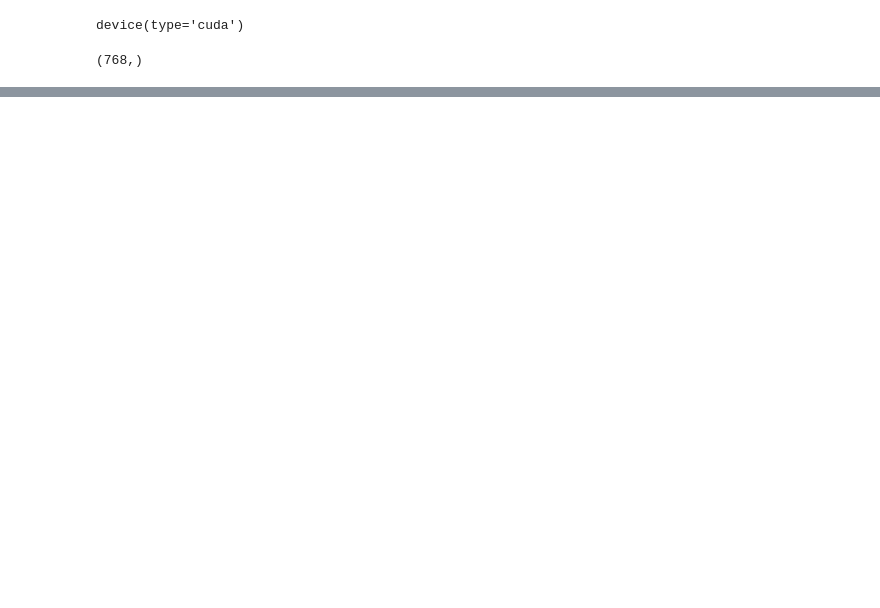
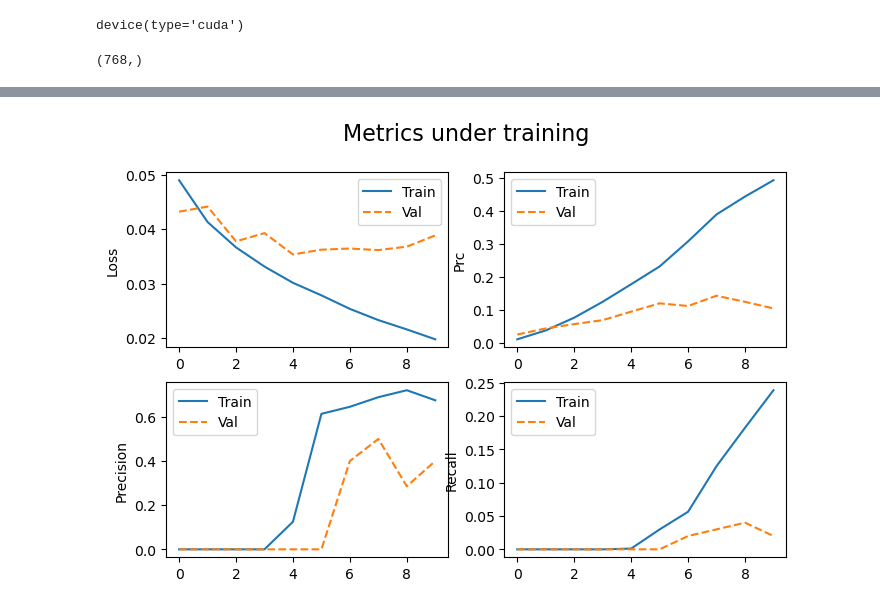
Before and after one commit to holmesec/Learning-with-ChatGPT-web-demo, a Jupyter notebook: dev/Neural Search/result_generation.ipynb, the cells around one changed output, grey strips where cells are left out. Drawn from its saved outputs; the diff is of its cells as text; code cells hidden in the pictures; blank space fills up the shorter version.

```diff
--- a/dev/Neural Search/result_generation.ipynb
+++ b/dev/Neural Search/result_generation.ipynb
@@ -13,8 +13,8 @@ Book and embedding length - remember to restart kernel everytime
 # Define embeddings - remember to change the embeddings file to 1000, 2000 or 4000
 # Select context, context_medium or context_long depending on 1000, 2000 or 4000
 SAVE_RESULTS = True
-book = [2450, 'ww2'][0]
-embedding_length = [1000, 2000, 4000][2]
+book = [2450, 'ww2'][1]
+embedding_length = [1000, 2000, 4000][1]
 print(f"book: {book}, Embedding length: {embedding_length}")
 ctx_length_to_name = {1000: 'context', 2000: 'context_medium', 4000: 'context_long'}
 
@@ -202,10 +202,10 @@ idx_test_all_ctx = np.random.permutation(len(X_test_all_ctx))
 X_test_all_ctx = X_test_all_ctx[idx_test_all_ctx]
 y_test_all_ctx = y_test_all_ctx[idx_test_all_ctx]
 # %%
-# # Save data
-if SAVE_RESULTS:
-    with open(f'./Results/{embedding_length}/y_labels_{book}', 'wb') as f:
-        f.write(pickle.dumps(y_test_all_ctx))
+# # # Save data
+# if SAVE_RESULTS:
+#     with open(f'./Results/{embedding_length}/y_labels_{book}', 'wb') as f:
+#         f.write(pickle.dumps(y_test_all_ctx))
 # %%
 # # load data
 # with open(f'./Results/{embedding_length}/y_labels_{book}', 'rb') as f:
@@ -261,0 +263,34 @@ INFO:tensorflow:Assets written to: ram://8cb4dc34-9408-46c3-b66a-5646b648ad3f/as
+# %%
+# Loading
+neural_net_b = load_model(f'./Results/{embedding_length}/hist_nn_{book}')
+with open(f'./Results/{embedding_length}/nn_preds_{book}', 'rb') as f:
+    y_nnb_preds = pickle.loads(f.read())
+
+with open(f'./Results/{embedding_length}/nn_hist_{book}', 'rb') as f:
+    history_basic = pickle.loads(f.read())
+# %%
+metrics =  ['loss', 'prc', 'precision', 'recall']
+def plot_metrics(history):
+    fig, axes = plt.subplots(2, 2, figsize=(8, 5))
+    # fig, axes = plt.subplots(2, 2, figsize=(15, 10))
+    fig.suptitle('Metrics under training', fontsize=16)
+    axes = axes.flatten()
+    for i, m in enumerate(metrics):
+
+        axes[i].plot(history[m], label='Train')
+        axes[i].plot(history['val_'+m], linestyle="--", label='Val')
+        axes[i].legend()
+        name = m.replace("_"," ").capitalize()
+        axes[i].set_ylabel(name)
+
+
+    # axes[metrics.index('loss')].set_ylim(0, plt.ylim()[1])
+    # axes[metrics.index('auc')].set_ylim(0.8, 1)
+
+    # fig.tight_layout()
+    plt.show()
+
+
+plot_metrics(history_basic)
+# %% [output]
+[figure, added]
```
Also changed, not shown: parts of 28 cells of this notebook, 18 other files.
